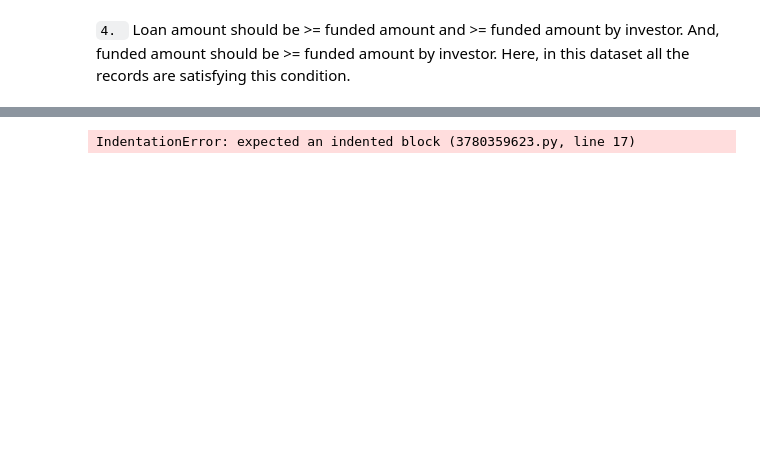
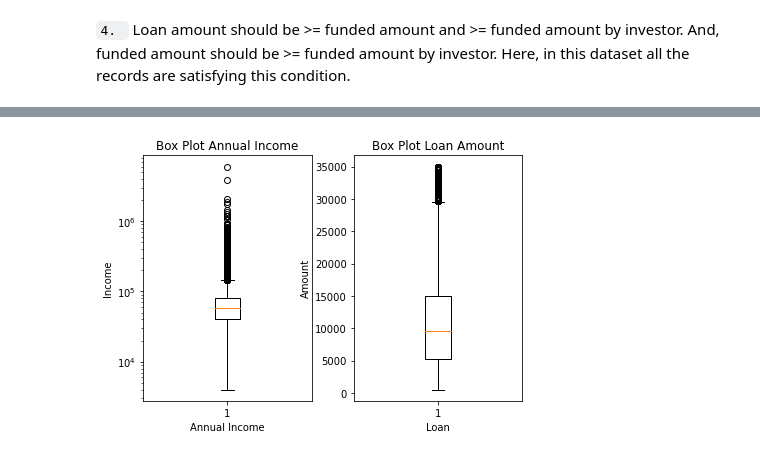
Before and after one commit to charankumarhs/LendingClubCaseStudy, a Jupyter notebook: Charan_Hulmani.ipynb, the cells around one changed output, grey strips where cells are left out. Cells and saved outputs as stored; diff of their text form; code cells hidden in the pictures; blank space fills up the shorter version.

```diff
--- a/Charan_Hulmani.ipynb
+++ b/Charan_Hulmani.ipynb
@@ -346,34 +362,30 @@ df_lending_club.corr()
 # %%
+# Checking and treating outliers
 
-    # Check outliers
 fig, (ax1, ax2) = plt.subplots(1,2, sharey=False, constrained_layout = True)
 fig.tight_layout()
 ax1.set_title('Box Plot Annual Income')
 ax1.set_xlabel('Annual Income')
 ax1.set_ylabel("Income")
 ax1.set_yscale('log')
-ax1.boxplot(df.last_pymnt_amnt)
+ax1.boxplot(df_lending_club['annual_inc'])
 
-ax2.set_title('Box Plot Interest Rate')
-ax2.set_xlabel('Interest')
-ax2.set_ylabel("Rate")
-ax2.boxplot(df.int_rate)
+ax2.set_title('Box Plot Loan Amount')
+ax2.set_xlabel('Loan')
+ax2.set_ylabel("Amount")
+ax2.boxplot(df_lending_club.loan_amnt)
 plt.show()
 
-    #Remove outliers, Now after plotting, we know that there are no Outliers in the lower side for int_rate and annual_inc. We still would like to make sure those will get removed, if any
-Q1,Q3 = np.percentile(df['int_rate'],q=[25,75])
+#Remove outliers,
+Q1,Q3 = np.percentile(df_lending_club['loan_amnt'],q=[25,75])
 IQR = Q3 - Q1
-df = df[~((df['int_rate'] < (Q1 - 1.5 * IQR)) | (df['int_rate'] > (Q3 + 1.5 * IQR)))]
+df_lending_club = df_lending_club[~((df_lending_club['loan_amnt'] < (Q1 - 1.5 * IQR)) | (df_lending_club['loan_amnt'] > (Q3 + 1.5 * IQR)))]
 
 
-    #df.annual_inc.describe()
-Q1,Q3 = np.percentile(df['annual_inc'],q=[25,75])
+Q1,Q3 = np.percentile(df_lending_club['annual_inc'],q=[25,75])
 IQR = Q3 - Q1
-    #print(len(df))
-df = df[~((df['annual_inc'] < (Q1 - 1.5 * IQR)) | (df['annual_inc'] > (Q3 + 1.5 * IQR)))]
-    #print(len(df))
 
-#df[(df.funded_amnt> df.funded_amnt_inv)]
+df_lending_club = df_lending_club[~((df_lending_club['annual_inc'] < (Q1 - 1.5 * IQR)) | (df_lending_club['annual_inc'] > (Q3 + 1.5 * IQR)))]
 # %% [output]
-IndentationError: expected an indented block (3780359623.py, line 17)
+[figure, added]
 # %%
```
Also changed, not shown: parts of 35 cells of this notebook.
